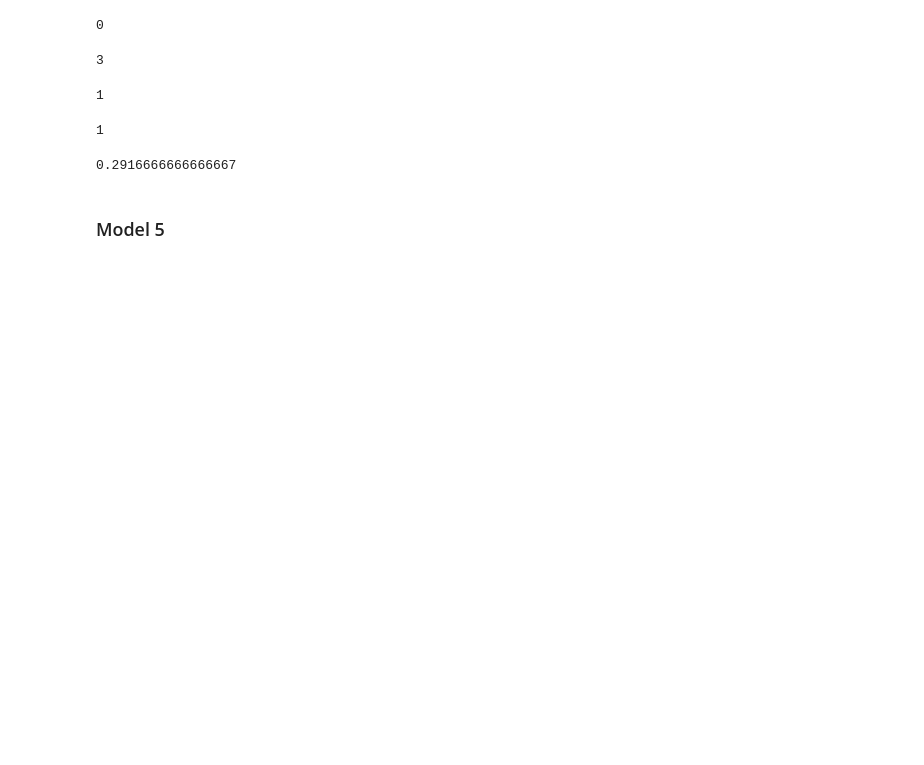
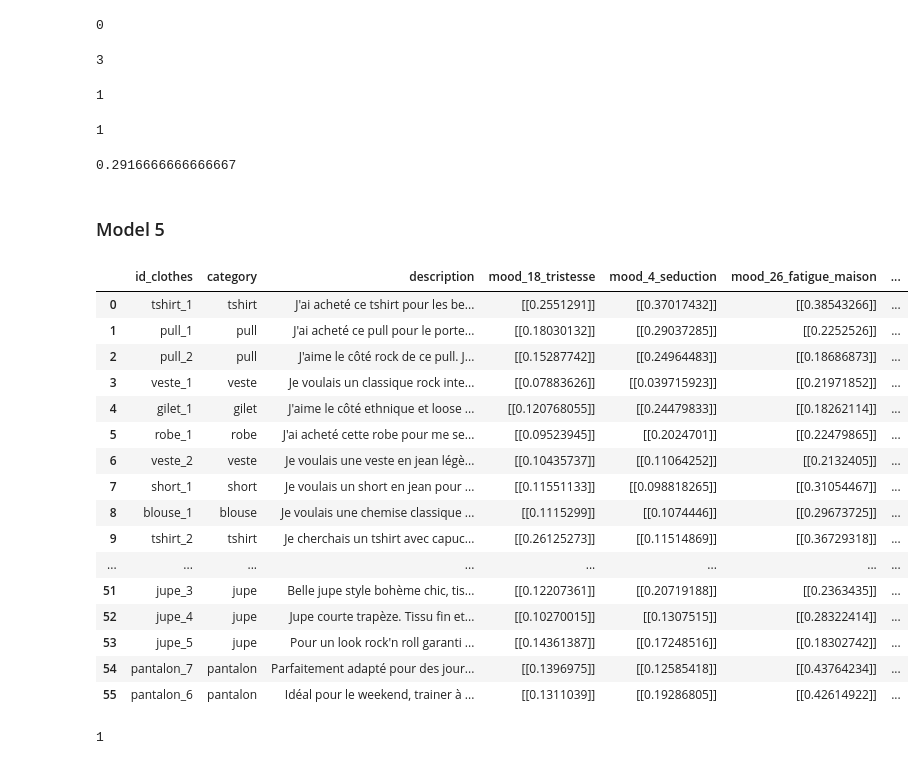
Before and after one commit to Jedha-s-project/Clothes_recommendation, a Jupyter notebook: sentence_transformer.ipynb, the cells around one changed output. Saved outputs shown, nothing was run; the diff lists cells and outputs as text; code cells hidden in the pictures; blank space fills up the shorter version.

Commit message:
add score model 5

```diff
--- a/sentence_transformer.ipynb
+++ b/sentence_transformer.ipynb
@@ -768,3 +768,67 @@ score_total_model_4
 ### Model 5
 # %%
 model5 = SentenceTransformer("paraphrase-multilingual-mpnet-base-v2")
+# %%
+df_clothes_model_5 = pd.read_excel("./Dataset/Clothes_table.xlsx")
+df_clothes_model_5[[[[[["mood_18_tristesse", "mood_4_seduction", "mood_26_fatigue_maison", "mood_1_travail", "mood_22_sorties_amis" ,"mood_3_sorties_detente"]]]]]] = ""
+# %%
+for i in range (len(df_clothes_model_5)) :
+    x= model5.encode(df_mood.loc[18]["day_mood"])
+    y = model5.encode(df_clothes_model_5.loc[i]["description"])
+    X = x.reshape(1, -1)
+    Y = y.reshape(1, -1)
+    df_clothes_model_5.loc[i]["mood_18_tristesse"] = sklearn.metrics.pairwise.cosine_similarity(X,Y)
+
+for i in range (len(df_clothes_model_5)) :
+    x= model5.encode(df_mood.loc[4]["day_mood"])
+    y = model5.encode(df_clothes_model_5.loc[i]["description"])
+    X = x.reshape(1, -1)
+    Y = y.reshape(1, -1)
+    df_clothes_model_5.loc[i]["mood_4_seduction"] = sklearn.metrics.pairwise.cosine_similarity(X,Y)
+
+for i in range (len(df_clothes_model_5)) :
+    x= model5.encode(df_mood.loc[26]["day_mood"])
+    y = model5.encode(df_clothes_model_5.loc[i]["description"])
+    X = x.reshape(1, -1)
+    Y = y.reshape(1, -1)
+    df_clothes_model_5.loc[i]["mood_26_fatigue_maison"] = sklearn.metrics.pairwise.cosine_similarity(X,Y)
+
+for i in range (len(df_clothes_model_5)) :
+    x= model5.encode(df_mood.loc[1]["day_mood"])
+    y = model5.encode(df_clothes_model_5.loc[i]["description"])
+    X = x.reshape(1, -1)
+    Y = y.reshape(1, -1)
+    df_clothes_model_5.loc[i]["mood_1_travail"] = sklearn.metrics.pairwise.cosine_similarity(X,Y)
+
+for i in range (len(df_clothes_model_5)) :
+    x= model5.encode(df_mood.loc[22]["day_mood"])
+    y = model5.encode(df_clothes_model_5.loc[i]["description"])
+    X = x.reshape(1, -1)
+    Y = y.reshape(1, -1)
+    df_clothes_model_5.loc[i]["mood_22_sorties_amis"] = sklearn.metrics.pairwise.cosine_similarity(X,Y)
+
+for i in range (len(df_clothes_model_5)) :
+    x= model5.encode(df_mood.loc[3]["day_mood"])
+    y = model5.encode(df_clothes_model_5.loc[i]["description"])
+    X = x.reshape(1, -1)
+    Y = y.reshape(1, -1)
+    df_clothes_model_5.loc[i]["mood_3_sorties_detente"] = sklearn.metrics.pairwise.cosine_similarity(X,Y)
+df_clothes_model_5
+# %% [output]
+|  | id_clothes | category | description | mood_18_tristesse | mood_4_seduction | mood_26_fatigue_maison | ... |
+| 0 | tshirt_1 | tshirt | J'ai acheté ce tshirt pour les be... | [[0.2551291]] | [[0.37017432]] | [[0.38543266]] | ... |
+| 1 | pull_1 | pull | J'ai acheté ce pull pour le porte... | [[0.18030132]] | [[0.29037285]] | [[0.2252526]] | ... |
+| 2 | pull_2 | pull | J'aime le côté rock de ce pull. J... | [[0.15287742]] | [[0.24964483]] | [[0.18686873]] | ... |
+| 3 | veste_1 | veste | Je voulais un classique rock inte... | [[0.07883626]] | [[0.039715923]] | [[0.21971852]] | ... |
+| 4 | gilet_1 | gilet | J'aime le côté ethnique et loose ... | [[0.120768055]] | [[0.24479833]] | [[0.18262114]] | ... |
+| 5 | robe_1 | robe | J'ai acheté cette robe pour me se... | [[0.09523945]] | [[0.2024701]] | [[0.22479865]] | ... |
+| 6 | veste_2 | veste | Je voulais une veste en jean légè... | [[0.10435737]] | [[0.11064252]] | [[0.2132405]] | ... |
+| 7 | short_1 | short | Je voulais un short en jean pour ... | [[0.11551133]] | [[0.098818265]] | [[0.31054467]] | ... |
+| 8 | blouse_1 | blouse | Je voulais une chemise classique ... | [[0.1115299]] | [[0.1074446]] | [[0.29673725]] | ... |
+| 9 | tshirt_2 | tshirt | Je cherchais un tshirt avec capuc... | [[0.26125273]] | [[0.11514869]] | [[0.36729318]] | ... |
+| ... | ... | ... | ... | ... | ... | ... | ... |
+| 51 | jupe_3 | jupe | Belle jupe style bohème chic, tis... | [[0.12207361]] | [[0.20719188]] | [[0.2363435]] | ... |
+| 52 | jupe_4 | jupe | Jupe courte trapèze. Tissu fin et... | [[0.10270015]] | [[0.1307515]] | [[0.28322414]] | ... |
+| 53 | jupe_5 | jupe | Pour un look rock'n roll garanti ... | [[0.14361387]] | [[0.17248516]] | [[0.18302742]] | ... |
+| 54 | pantalon_7 | pantalon | Parfaitement adapté pour des jour... | [[0.1396975]] | [[0.12585418]] | [[0.43764234]] | ... |
+| 55 | pantalon_6 | pantalon | Idéal pour le weekend, trainer à ... | [[0.1311039]] | [[0.19286805]] | [[0.42614922]] | ... |
@@ -770,0 +842,10 @@ model5 = SentenceTransformer("paraphrase-multilingual-mpnet-base-v2")
+# %%
+score_mood1_model_5 = 0
+for i in (y_true_mood_1_travail.index[1:]) :
+    x = y_true_mood_1_travail[1:][i]
+    for e in (y_pred_mood_1_travail_model_5.index) :
+        if x == y_pred_mood_1_travail_model_5[e] :
+            score_mood1_model_5 = score_mood1_model_5+1
+print(score_mood1_model_5)
+# %% [output]
+1
```
Also changed, not shown: parts of 7 cells of this notebook.
